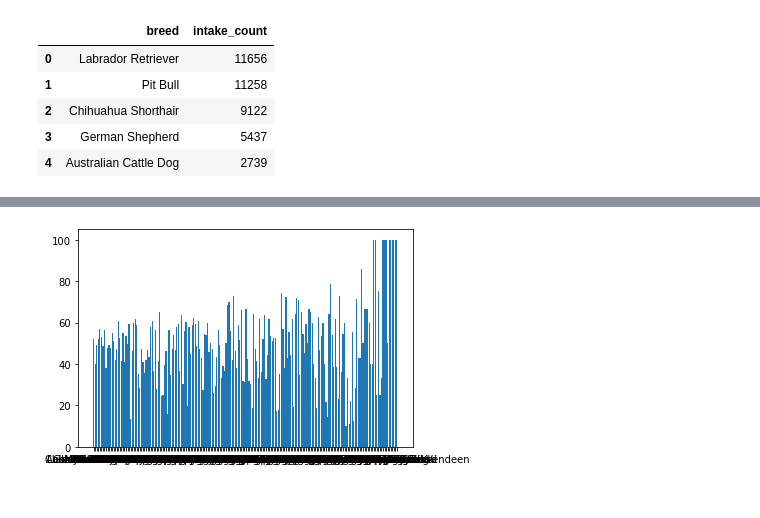
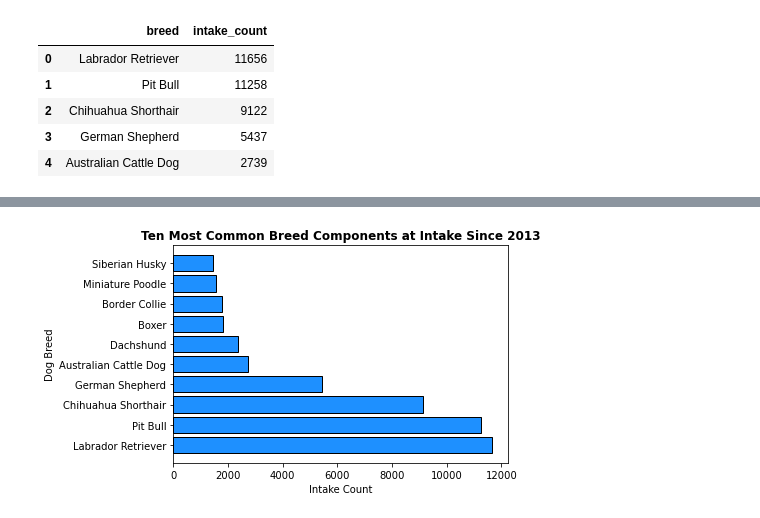
Before and after one commit to lordfrahnk/austin_shelter, a Jupyter notebook: notebooks/6 - Dogs Outcomes.ipynb, the cells around one changed output, grey strips where cells are left out. Cells and saved outputs as stored; diff of their text form; code cells hidden in the pictures.

```diff
--- a/notebooks/6 - Dogs Outcomes.ipynb
+++ b/notebooks/6 - Dogs Outcomes.ipynb
@@ -163,4 +195,14 @@ adoption_rate.sort_values('intake_count', ascending=False).head(15)
-# %%
-plt.bar(adoption_rate['breed'], adoption_rate['adoption_rate']);
-# %% [output]
-[figure, removed]
+# %%
+data = adoption_rate.sort_values('intake_count', ascending=False).head(10)
+
+plt.barh(data['breed'],
+         data['intake_count'],
+         color='dodgerblue',
+         edgecolor='black',
+        )
+
+plt.title('Ten Most Common Breed Components at Intake Since 2013', weight='bold')
+plt.xlabel('Intake Count')
+plt.ylabel('Dog Breed');
+# %% [output]
+[figure, added]
```
Also changed, not shown: parts of 22 cells of this notebook.
